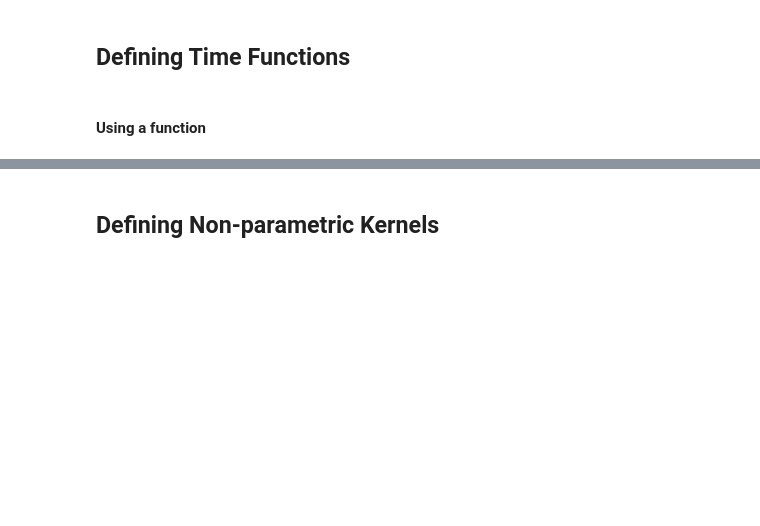
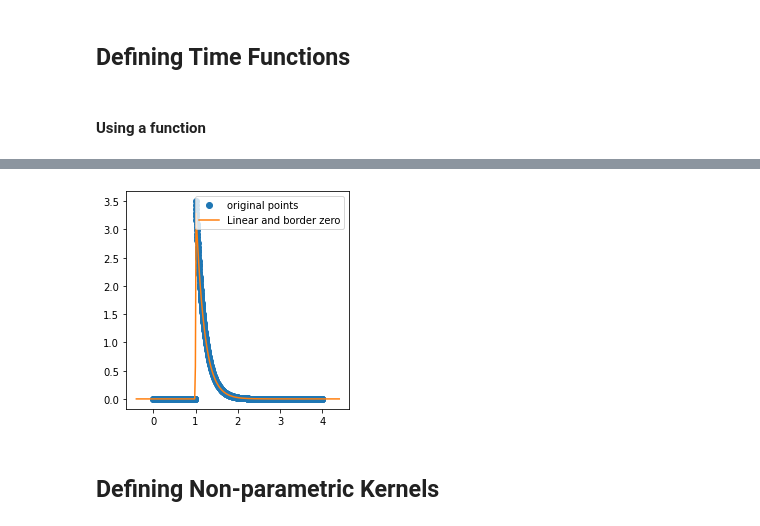
Before and after one commit to MarcosCarreira/Hawkes-With-Latency, a Jupyter notebook: Tick.ipynb, the cells around one changed output, grey strips where cells are left out. Drawn from its saved outputs; the diff is of its cells as text; code cells hidden in the pictures; blank space fills up the shorter version.

```diff
--- a/Tick.ipynb
+++ b/Tick.ipynb
@@ -70,0 +84,2 @@ plot_timefunction(tf2)
+# %%
+tf_2 = time_func(g1, 4, 1)
@@ -71,2 +94,6 @@ plot_timefunction(tf2)
+# %%
+plot_timefunction(tf_2)
+# %% [output]
+[figure, added]
 # %% [markdown]
 ## Defining Non-parametric Kernels
```
Also changed, not shown: parts of 35 cells of this notebook, 16 other files.
